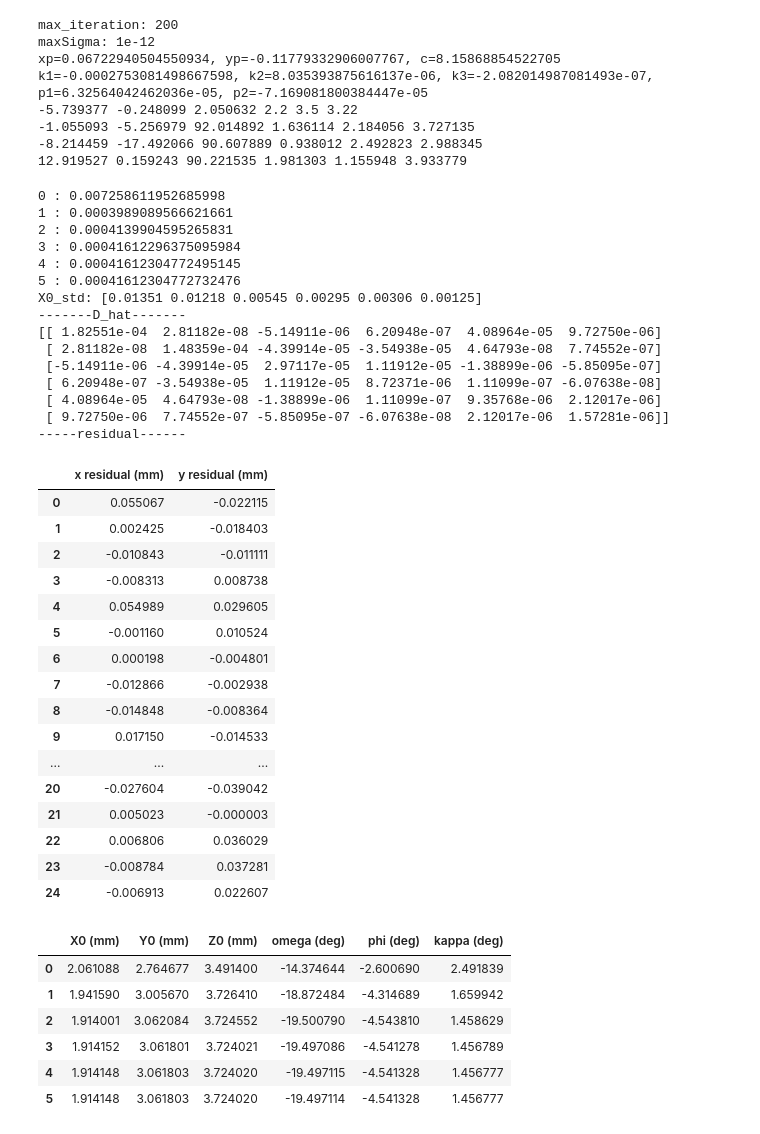
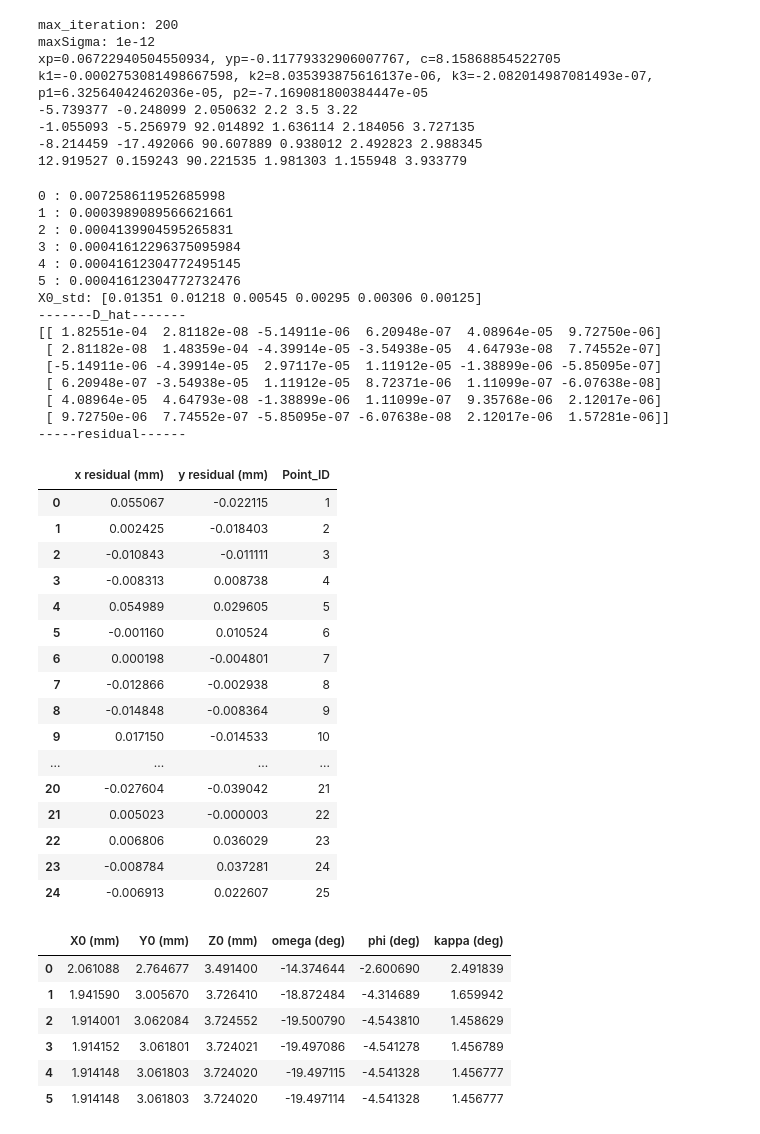
Before and after one commit to Enderrrr-TW/Purdue_every_life, a Jupyter notebook: photogrammetry/jupyter_test.ipynb, the cells around one changed output. Drawn from its saved outputs; the diff is of its cells as text; code cells hidden in the pictures.

```diff
--- a/photogrammetry/jupyter_test.ipynb
+++ b/photogrammetry/jupyter_test.ipynb
@@ -7,11 +7,31 @@ from scipy.linalg import lstsq # To increase efficiency, and double check the re
 import sympy as sp
 import re
 np.set_printoptions(precision=5,linewidth=100) # adjust setting for prettier printing
+import tkinter as tk
+import tkinter.filedialog
+%gui tk
+# create a gui to let user select the working folder
+root=tk.Tk()
+working_folder = tkinter.filedialog.askdirectory(parent=root,title='Please select a directory')
+root.destroy()
+# %%
+#extract files from the working folder
+file_list=os.listdir(working_folder)
+for i in file_list:
+    if i.endswith('.icf'):
+        icf=i # extract icf filename
+    elif i.endswith('.prj'):
+        prj=i # extract prj filename
+    elif i.endswith('.ori'):
+        ori=i # extract ori filename
+    elif i.endswith('.cam'):
+        cam=i # extract cam filename
+    elif i.endswith('.gcp'):
+        gcp=i
 # %%
-working_folder='E:/Ender/coursework/photogrammetry/Assignment2' # set the folder storing the files
 os.chdir(working_folder) # change the path to working_folder
 # Read .prj file to get the max iteration times and threshold for stopping the iteration
-with open('GrassHoper.prj','r') as f:
+with open(prj,'r') as f:
     txt=f.read()
     txt=np.array(re.split('>>|\ |\n',txt)) # split the text so that I can index the value.
 max_iteration=np.int32(txt[-7]) # Max iteration times
@@ -20,14 +40,14 @@ print('max_iteration:', max_iteration)
 print('maxSigma:', maxSigma)
 
 # Read .icf to get xy (image coordinates)
-xy_img=pd.read_csv('OUT_OutlierFree_mm-9_17.icf',sep='\t|\   |\  ',engine='python',names=['Image_ID','Point_ID','x','y','w1','w2','w3','w4'])
+xy_img=pd.read_csv(icf,sep='\t|\   |\  ',engine='python',names=['Image_ID','Point_ID','x','y','w1','w2','w3','w4'])
 ## Subset the xy for each image
 xy_img_09=xy_img[xy_img['Image_ID']=='65_09_20180803.jpg'] # subset the dataframe to get xy for 65_09_20180803.jpg
 xy_img_10=xy_img[xy_img['Image_ID']=='65_10_20180803.jpg'] # repeat the process for the other images.
 xy_img_14=xy_img[xy_img['Image_ID']=='65_14_20180803.jpg']
 xy_img_18=xy_img[xy_img['Image_ID']=='65_18_20180803.jpg']
 # Read IOP based on the output from lab 1
-with open('lab2.cam','r') as f:
+with open(cam,'r') as f:
     txt=f.read()
     txt=np.array(re.split('\t|\n',txt)) # split the text so that I can index the value.
 xp,yp,c=np.float32(txt[9:12]) # extract xp,yp,c
@@ -37,13 +57,13 @@ print(f'xp={xp}, yp={yp}, c={c}')
 k1,k2,k3,p1,p2=np.float32(txt[22:27]) #extract distortion parameters
 print(f'k1={k1}, k2={k2}, k3={k3}, p1={p1}, p2={p2}')
 # Read GCP from .gcp
-gcp=pd.read_csv('NewTestField_gcp.gcp',engine='python',sep='\t|\   ',names=['Point_ID','X','Y','Z'],usecols=[0,1,2,3])
+gcp=pd.read_csv(gcp,engine='python',sep='\t|\   ',names=['Point_ID','X','Y','Z'],usecols=[0,1,2,3])
 X_gcp=np.array(gcp['X'])
 Y_gcp=np.array(gcp['Y'])
 Z_gcp=np.array(gcp['Z'])
 # gcp.head(5)
 # Read .ori as initial guess for EOP for image9,10,14,18
-with open('EOPs.ori','r') as f:
+with open(ori,'r') as f:
     line=0
     for i in f:
         line=line+1 # count line number
@@ -179,50 +199,55 @@ def LSA(Xo,Yo,Zo,omega,phi,kappa,max_iteration,maxSigma,xy_img):
     x0_std=np.sqrt(np.diag(D_hat))
     # divide residuals into x-residual and y-residual
     residual=e.reshape((len(x_corrected),2),order='C')
-    return x0_all,D_hat,x0_std,residual
+    return x0_all,D_hat,x0_std,residual,point_ID
 # %%
 
-x0_all_09,D_hat_09,x0_std_09,residual_09=LSA(Xo_09,Yo_09,Zo_09,omg_09,phi_09,kpp_09,max_iteration,maxSigma,xy_img_09)
+x0_all_09,D_hat_09,x0_std_09,residual_09,point_ID=LSA(Xo_09,Yo_09,Zo_09,omg_09,phi_09,kpp_09,max_iteration,maxSigma,xy_img_09) # execute the function
+pd.DataFrame(x0_all_09,columns=['X0 (mm)','Y0 (mm)','Z0 (mm)','omega (deg)','phi (deg)','kappa (deg)']).to_csv('output.eop') #save EOP of each iteration
 print('X0_std:',x0_std_09)
+pd.DataFrame(x0_std_09,columns=['X0 (mm)','Y0 (mm)','Z0 (mm)','omega (deg)','phi (deg)','kappa (deg)']).to_csv('output.std') # save std of EOP
 print('-------D_hat-------')
 print(D_hat_09)
+pd.DataFrame(D_hat_09).to_csv('output.cov') #save d_hat
 print('-----residual------')
 residual_09=pd.DataFrame(residual_09, columns = ['x residual (mm)','y residual (mm)'])
+residual_09['Point_ID']=point_ID
+residual_09.to_csv('output.res') # save the residual
 display(residual_09.head(30))
 x0_all_09
 # %% [output]
 0 : 0.007258611952685998
 1 : 0.0003989089566621661
 2 : 0.0004139904595265831
 3 : 0.00041612296375095984
 4 : 0.00041612304772495145
 5 : 0.00041612304772732476
 X0_std: [0.01351 0.01218 0.00545 0.00295 0.00306 0.00125]
 -------D_hat-------
 [[ 1.82551e-04  2.81182e-08 -5.14911e-06  6.20948e-07  4.08964e-05  9.72750e-06]
  [ 2.81182e-08  1.48359e-04 -4.39914e-05 -3.54938e-05  4.64793e-08  7.74552e-07]
  [-5.14911e-06 -4.39914e-05  2.97117e-05  1.11912e-05 -1.38899e-06 -5.85095e-07]
  [ 6.20948e-07 -3.54938e-05  1.11912e-05  8.72371e-06  1.11099e-07 -6.07638e-08]
  [ 4.08964e-05  4.64793e-08 -1.38899e-06  1.11099e-07  9.35768e-06  2.12017e-06]
  [ 9.72750e-06  7.74552e-07 -5.85095e-07 -6.07638e-08  2.12017e-06  1.57281e-06]]
 -----residual------
-|  | x residual (mm) | y residual (mm) |
-| 0 | 0.055067 | -0.022115 |
-| 1 | 0.002425 | -0.018403 |
-| 2 | -0.010843 | -0.011111 |
-| 3 | -0.008313 | 0.008738 |
-| 4 | 0.054989 | 0.029605 |
-| 5 | -0.001160 | 0.010524 |
-| 6 | 0.000198 | -0.004801 |
-| 7 | -0.012866 | -0.002938 |
-| 8 | -0.014848 | -0.008364 |
-| 9 | 0.017150 | -0.014533 |
-| ... | ... | ... |
-| 20 | -0.027604 | -0.039042 |
-| 21 | 0.005023 | -0.000003 |
-| 22 | 0.006806 | 0.036029 |
-| 23 | -0.008784 | 0.037281 |
-| 24 | -0.006913 | 0.022607 |
+|  | x residual (mm) | y residual (mm) | Point_ID |
+| 0 | 0.055067 | -0.022115 | 1 |
+| 1 | 0.002425 | -0.018403 | 2 |
+| 2 | -0.010843 | -0.011111 | 3 |
+| 3 | -0.008313 | 0.008738 | 4 |
+| 4 | 0.054989 | 0.029605 | 5 |
+| 5 | -0.001160 | 0.010524 | 6 |
+| 6 | 0.000198 | -0.004801 | 7 |
+| 7 | -0.012866 | -0.002938 | 8 |
+| 8 | -0.014848 | -0.008364 | 9 |
+| 9 | 0.017150 | -0.014533 | 10 |
+| ... | ... | ... | ... |
+| 20 | -0.027604 | -0.039042 | 21 |
+| 21 | 0.005023 | -0.000003 | 22 |
+| 22 | 0.006806 | 0.036029 | 23 |
+| 23 | -0.008784 | 0.037281 | 24 |
+| 24 | -0.006913 | 0.022607 | 25 |
 |  | X0 (mm) | Y0 (mm) | Z0 (mm) | omega (deg) | phi (deg) | kappa (deg) |
 | 0 | 2.061088 | 2.764677 | 3.491400 | -14.374644 | -2.600690 | 2.491839 |
 | 1 | 1.941590 | 3.005670 | 3.726410 | -18.872484 | -4.314689 | 1.659942 |
```
Also changed, not shown: parts of 4 cells of this notebook.
